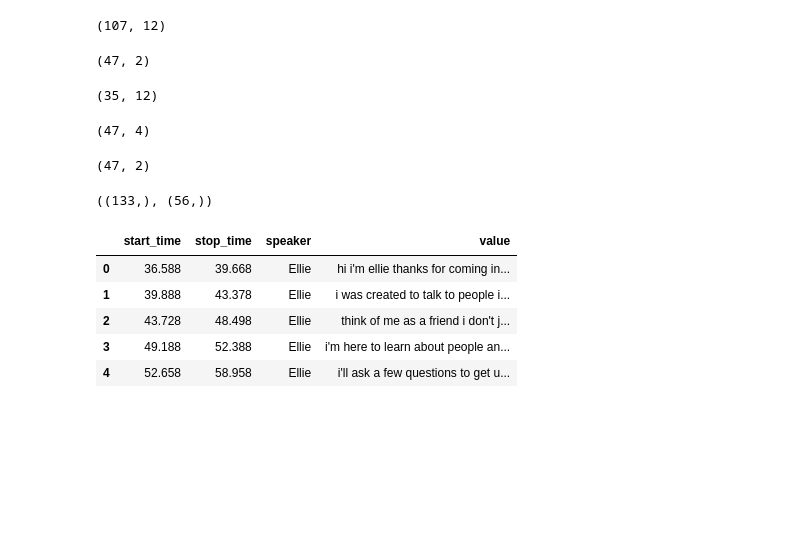
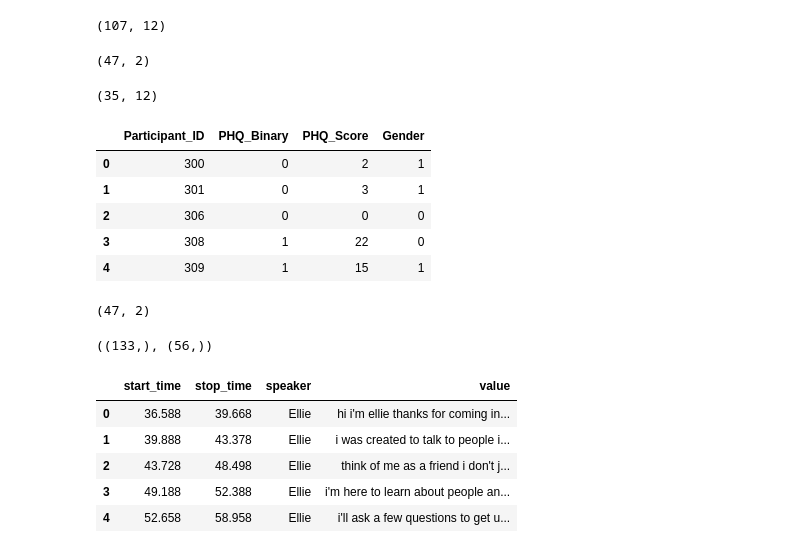
Before and after one commit to JoacoSoulez/Smart-Detector-of-Depressive-Disorder, a Jupyter notebook: notebooks/Terapia/Depresion_Modelo_RNN.ipynb, the cells around one changed output. Cells and saved outputs as stored; diff of their text form; code cells hidden in the pictures; blank space fills up the shorter version.

```diff
--- a/notebooks/Terapia/Depresion_Modelo_RNN.ipynb
+++ b/notebooks/Terapia/Depresion_Modelo_RNN.ipynb
@@ -40,9 +40,14 @@ df3.shape
 (35, 12)
 # %%
 df3 = pd.read_csv('full_test_split.csv',delimiter=',',encoding='utf-8')
-df3.shape
+df3.head()
 # %% [output]
-(47, 4)
+|  | Participant_ID | PHQ_Binary | PHQ_Score | Gender |
+| 0 | 300 | 0 | 2 | 1 |
+| 1 | 301 | 0 | 3 | 1 |
+| 2 | 306 | 0 | 0 | 0 |
+| 3 | 308 | 1 | 22 | 0 |
+| 4 | 309 | 1 | 15 | 1 |
 # %%
 dataset1 = np.array(pd.read_csv('dev_split_Depression_AVEC2017.csv',delimiter=',',encoding='utf-8'))[:, 0:2]
 dataset2 = np.array(pd.read_csv('full_test_split.csv',delimiter=',',encoding='utf-8'))[:, 0:2]
```
Also changed, not shown: parts of 19 cells of this notebook.
